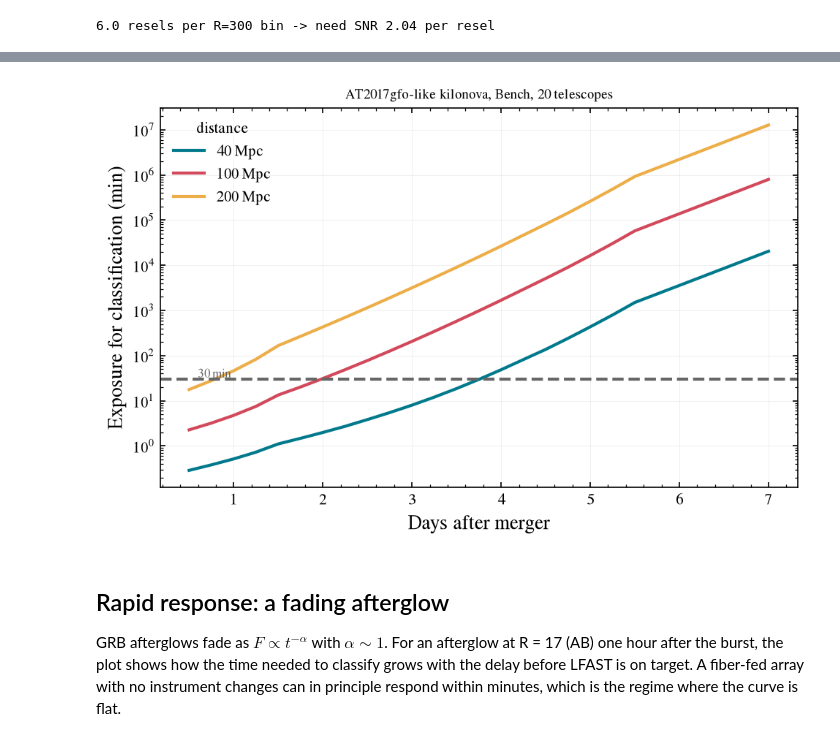
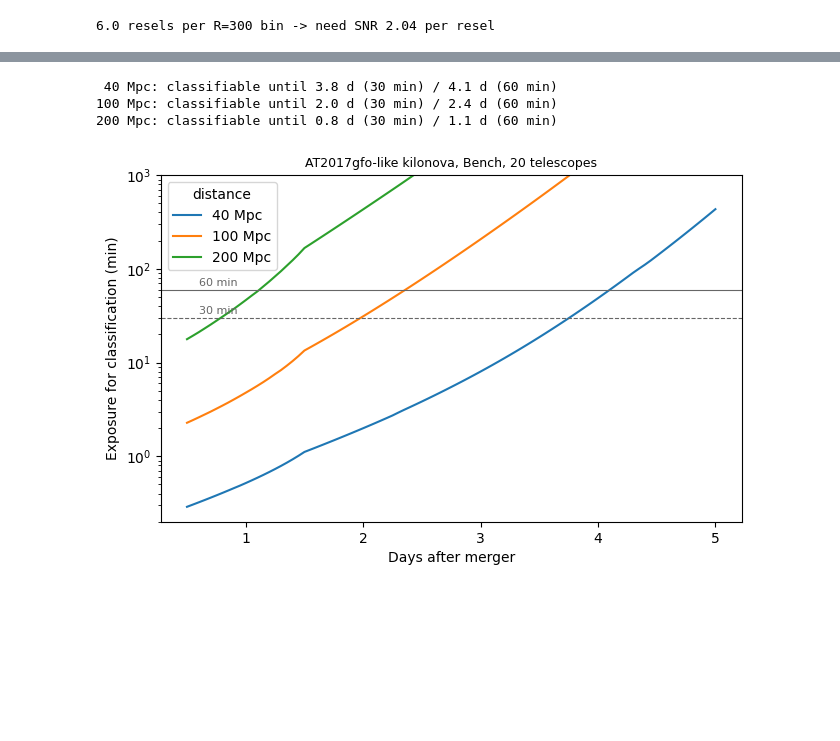
Before and after one commit to schmidt-observatories/lfast-etc, a Jupyter notebook: notebooks/04_tdamm_followup.ipynb, the cells around one changed output, grey strips where cells are left out. Saved outputs shown, nothing was run; the diff lists cells and outputs as text; code cells hidden in the pictures; blank space fills up the shorter version.

```diff
--- a/notebooks/04_tdamm_followup.ipynb
+++ b/notebooks/04_tdamm_followup.ipynb
@@ -62,9 +83,16 @@ mags = np.linspace(14, 22, 41)
 fig, ax = plt.subplots(figsize=(7.5, 4.5))
 for label, src in seds.items():
     t = bench.exptime_vs_mag(src, mags, snr=snr_resel_needed, wavelength=WINDOW)
-    ax.plot(mags, t/60, label=label)
+    ax.plot(mags, t/60, label=label, ls='--' if 'afterglow' in label else '-')
 ax.set_yscale('log'); ax.set_xlabel(f"{BAND} magnitude"); ax.set_ylabel("Exposure time (min)")
-ax.axhline(30, color='0.4', ls='--'); ax.text(14.1, 33, "30 min", fontsize=8, color='0.4')
-ax.axhline(5, color='0.55', ls=':'); ax.text(14.1, 5.5, "5 min", fontsize=8, color='0.55')
-ax.legend(fontsize=8); ax.set_title(f"Classification: SNR={SNR_CLASS} per R={R_BIN} bin, {WINDOW[0]}-{WINDOW[1]} nm, {N_TEL} telescopes", fontsize=9);
+for tmin, ls, c in ((60, '-', '0.4'), (30, '--', '0.4'), (5, ':', '0.55')):
+    ax.axhline(tmin, color=c, ls=ls, lw=0.8); ax.text(14.1, tmin*1.1, f"{tmin} min", fontsize=8, color=c)
+ARGUS = {"Argus 1 min": 20.0, "Argus 15 min": 21.5}   # g, 5 sigma, dark time (science requirements)
+for txt, mag in ARGUS.items():
+    ax.axvline(mag, color='0.5', ls='-.', lw=0.8); ax.text(mag-0.08, 0.5, txt, fontsize=8, color='0.4', rotation=90, ha='right', va='top')
+ax.legend(fontsize=8, loc='upper left', bbox_to_anchor=(0.0, 0.52))
+ax.set_title(f"Classification: SNR={SNR_CLASS} per R={R_BIN} bin, {WINDOW[0]}-{WINDOW[1]} nm, {N_TEL} telescopes", fontsize=9)
+
+t_ref = bench.exptime_vs_mag(seds["SN Ia 10,000 K"], list(ARGUS.values()), snr=snr_resel_needed, wavelength=WINDOW)
+print("SN Ia: " + ";  ".join(f"at {txt} depth ({mag}): {t/60:.1f} min" for (txt, mag), t in zip(ARGUS.items(), t_ref)))
 # %% [output]
@@ -92,24 +146,23 @@ classification window.
 # %%
-days = np.linspace(0.5, 7, 27)
+days = np.linspace(0.5, 5, 91)
 def kn_mag(d, D_Mpc):
     return 17.3 + 0.95*(d-0.5) + 5*np.log10(D_Mpc/40)
 def kn_teff(d):
     return np.interp(d, [0.5, 1.5, 5.5], [10000, 5000, 2500])
 
 fig, ax = plt.subplots(figsize=(7.5, 4.5))
 for D in (40, 100, 200):
     t_needed = np.array([bench.exptime_vs_mag(Source.blackbody(kn_teff(d), 0, BAND), [kn_mag(d, D)],
-                                              snr=snr_resel_needed, wavelength=WINDOW)[0] for d in days])
-    ax.plot(days, t_needed/60, label=f"{D} Mpc")
-ax.axhline(30, color='0.4', ls='--'); ax.text(0.6, 33, "30 min", fontsize=8, color='0.4')
-ax.set_yscale('log'); ax.set_xlabel("Days after merger"); ax.set_ylabel("Exposure for classification (min)")
-ax.legend(title="distance"); ax.set_title("AT2017gfo-like kilonova, Bench, 20 telescopes", fontsize=9);
+                                              snr=snr_resel_needed, wavelength=WINDOW)[0] for d in days]) / 60
+    ax.plot(days, t_needed, label=f"{D} Mpc")
+    last = {tmin: days[t_needed <= tmin].max() if (t_needed <= tmin).any() else np.nan for tmin in (30, 60)}
+    print(f"{D:3d} Mpc: classifiable until {last[30]:.1f} d (30 min) / {last[60]:.1f} d (60 min)")
+ax.axhline(60, color='0.4', lw=0.8); ax.text(0.6, 66, "60 min", fontsize=8, color='0.4')
+ax.axhline(30, color='0.4', ls='--', lw=0.8); ax.text(0.6, 33, "30 min", fontsize=8, color='0.4')
+ax.set_yscale('log'); ax.set_ylim(0.2, 1e3); ax.set_xlabel("Days after merger"); ax.set_ylabel("Exposure for classification (min)")
+ax.legend(title="distance"); ax.set_title(f"AT2017gfo-like kilonova, Bench, {N_TEL} telescopes", fontsize=9);
 # %% [output]
+ 40 Mpc: classifiable until 3.8 d (30 min) / 4.1 d (60 min)
+100 Mpc: classifiable until 2.0 d (30 min) / 2.4 d (60 min)
+200 Mpc: classifiable until 0.8 d (30 min) / 1.1 d (60 min)
-[figure, old version]
+[figure, new version]
-# %% [markdown]
-## Rapid response: a fading afterglow
-
-GRB afterglows fade as $F \propto t^{-\alpha}$ with $\alpha \sim 1$. For an afterglow at
-R = 17 (AB) one hour after the burst, the plot shows how the time needed to classify grows with
-the delay before LFAST is on target. A fiber-fed array with no instrument changes can in
-principle respond within minutes, which is the regime where the curve is flat.
```
Also changed, not shown: parts of 24 cells of this notebook, 2 other files.
